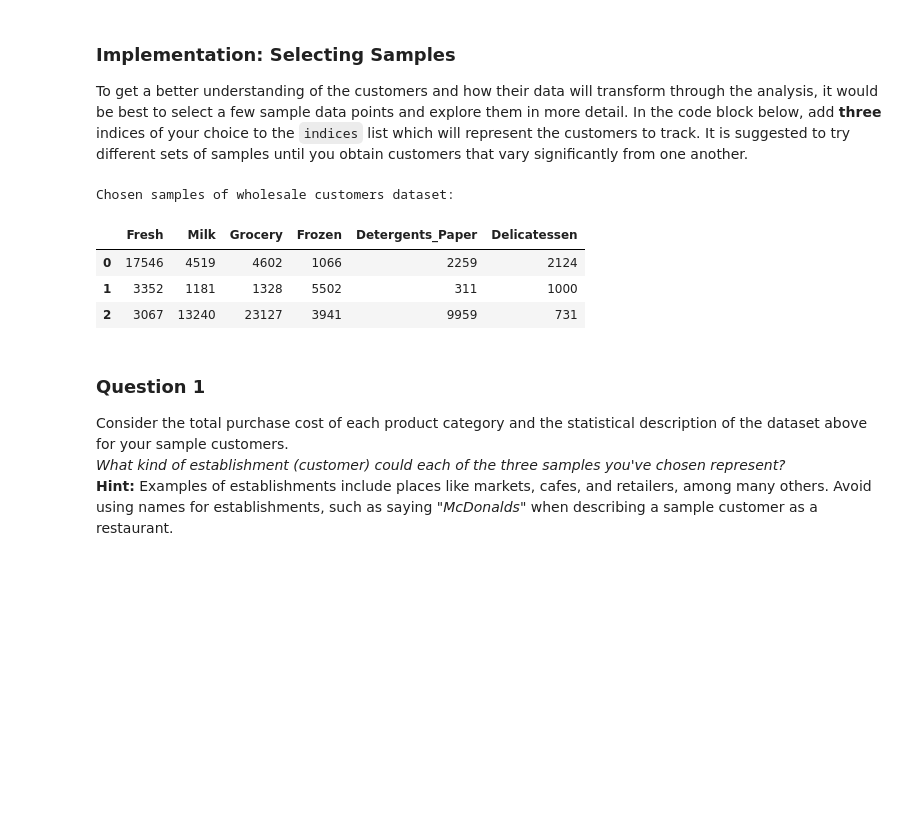
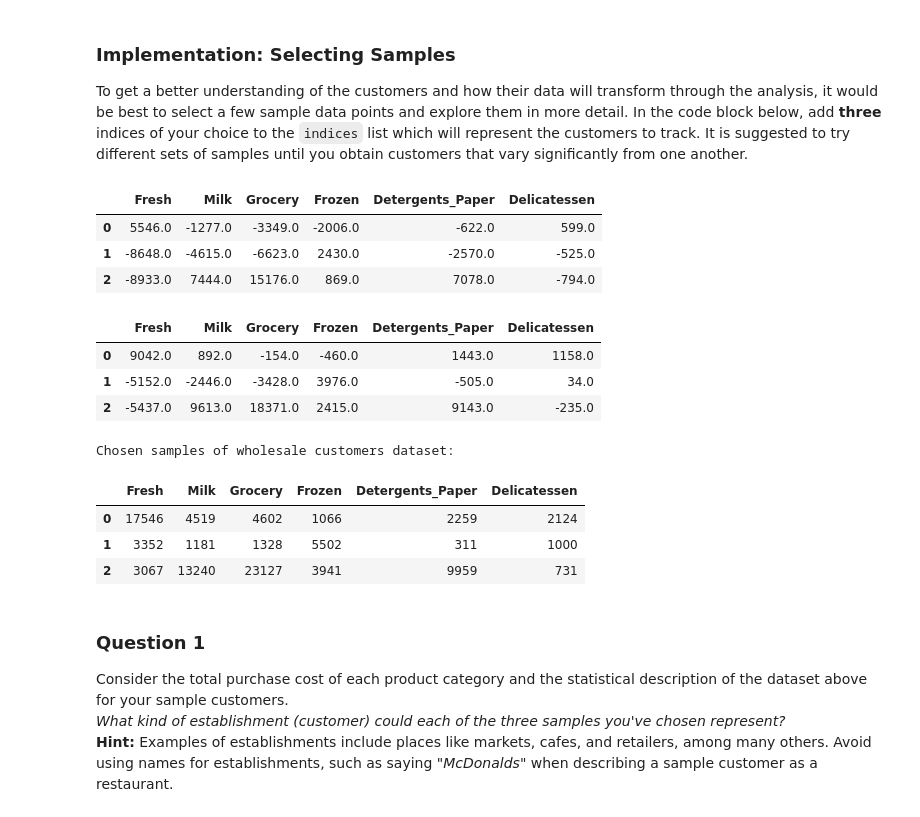
Before and after one commit to thaophung/MLUdacity, a Jupyter notebook: customer_segments/customer_segments.ipynb, the cells around one changed output. Cells and saved outputs as stored; diff of their text form; code cells hidden in the pictures; blank space fills up the shorter version.

```diff
--- a/customer_segments/customer_segments.ipynb
+++ b/customer_segments/customer_segments.ipynb
@@ -62,17 +62,26 @@ To get a better understanding of the customers and how their data will transform
 # %%
 # TODO: Select three indices of your choice you wish to sample from the dataset
 indices = [20, 390, 200]
-
+display(samples - np.round(data.mean()))
+display(samples - np.round(data.median()))
 # Create a DataFrame of the chosen samples
 samples = pd.DataFrame(data.loc[indices], columns = data.keys()).reset_index(drop = True)
 print "Chosen samples of wholesale customers dataset:"
 display(samples)
 # %% [output]
+|  | Fresh | Milk | Grocery | Frozen | Detergents_Paper | Delicatessen |
+| 0 | 5546.0 | -1277.0 | -3349.0 | -2006.0 | -622.0 | 599.0 |
+| 1 | -8648.0 | -4615.0 | -6623.0 | 2430.0 | -2570.0 | -525.0 |
+| 2 | -8933.0 | 7444.0 | 15176.0 | 869.0 | 7078.0 | -794.0 |
+|  | Fresh | Milk | Grocery | Frozen | Detergents_Paper | Delicatessen |
+| 0 | 9042.0 | 892.0 | -154.0 | -460.0 | 1443.0 | 1158.0 |
+| 1 | -5152.0 | -2446.0 | -3428.0 | 3976.0 | -505.0 | 34.0 |
+| 2 | -5437.0 | 9613.0 | 18371.0 | 2415.0 | 9143.0 | -235.0 |
 Chosen samples of wholesale customers dataset:
-|  | Fresh | Milk | Grocery | Frozen | Detergents_Paper | Delicatessen |
-| 0 | 17546 | 4519 | 4602 | 1066 | 2259 | 2124 |
-| 1 | 3352 | 1181 | 1328 | 5502 | 311 | 1000 |
-| 2 | 3067 | 13240 | 23127 | 3941 | 9959 | 731 |
+|  | Fresh | Milk | Grocery | Frozen | Detergents_Paper | Delicatessen |
+| 0 | 17546 | 4519 | 4602 | 1066 | 2259 | 2124 |
+| 1 | 3352 | 1181 | 1328 | 5502 | 311 | 1000 |
+| 2 | 3067 | 13240 | 23127 | 3941 | 9959 | 731 |
 # %% [markdown]
 ### Question 1
 Consider the total purchase cost of each product category and the statistical description of the dataset above for your sample customers.
```
Also changed, not shown: parts of 16 cells of this notebook, 1 other file.
